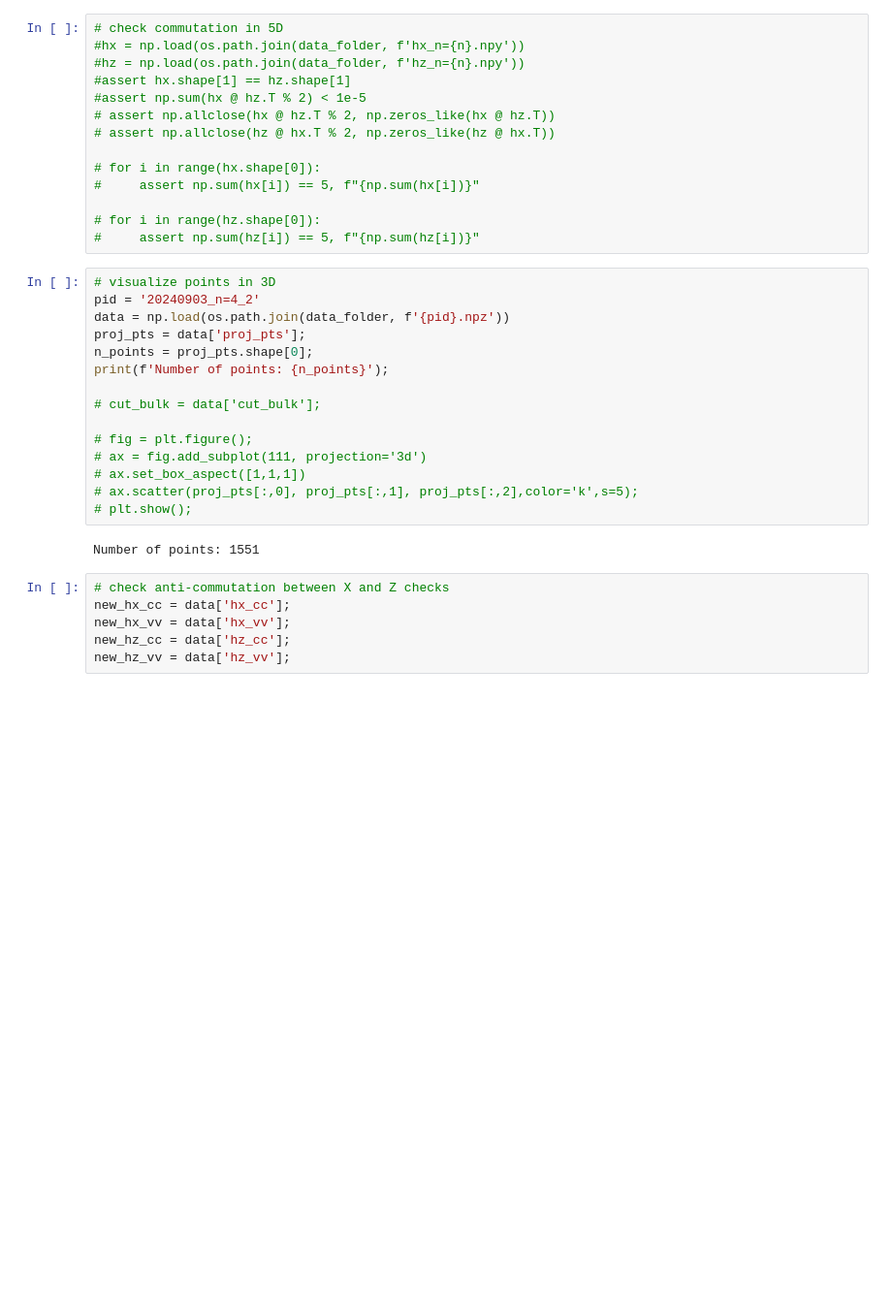
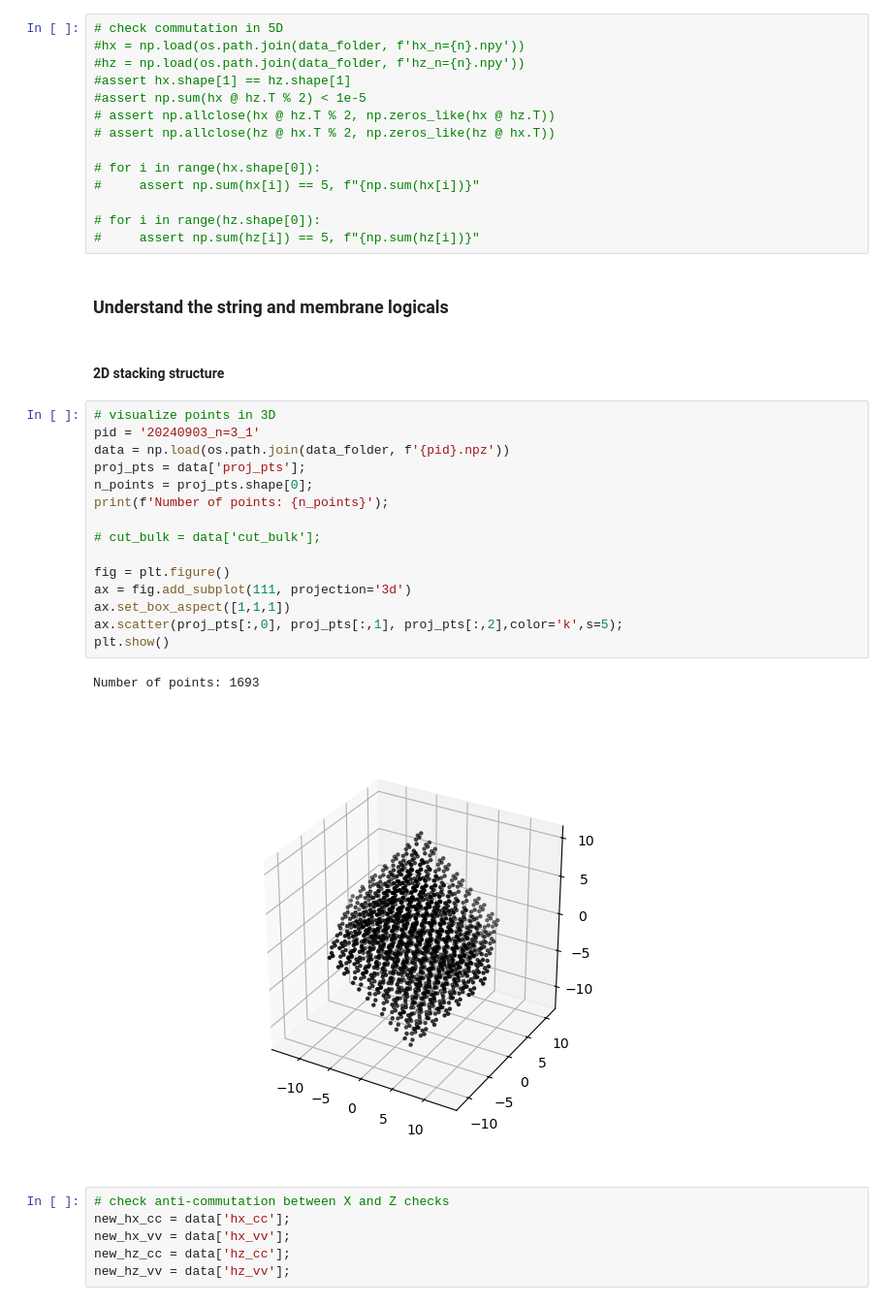
Before and after one commit to Rosetta-Tan/aperiodic-codes, a Jupyter notebook: scripts/visualize_commutation_3d.ipynb, the cells around one changed output. Shown at 97% size. Saved outputs shown, nothing was run; the diff lists cells and outputs as text; blank space fills up the shorter version.

```diff
--- a/scripts/visualize_commutation_3d.ipynb
+++ b/scripts/visualize_commutation_3d.ipynb
@@ -27,23 +31,28 @@ n = 3
 
 # for i in range(hz.shape[0]):
 #     assert np.sum(hz[i]) == 5, f"{np.sum(hz[i])}"
+# %% [markdown]
+### Understand the string and membrane logicals
+# %% [markdown]
+#### 2D stacking structure
 # %%
 # visualize points in 3D
-pid = '20240903_n=4_2'
+pid = '20240903_n=3_1'
 data = np.load(os.path.join(data_folder, f'{pid}.npz'))
 proj_pts = data['proj_pts'];
 n_points = proj_pts.shape[0];
 print(f'Number of points: {n_points}');
 
 # cut_bulk = data['cut_bulk'];
 
-# fig = plt.figure();
-# ax = fig.add_subplot(111, projection='3d')
-# ax.set_box_aspect([1,1,1])
-# ax.scatter(proj_pts[:,0], proj_pts[:,1], proj_pts[:,2],color='k',s=5);
-# plt.show();
+fig = plt.figure()
+ax = fig.add_subplot(111, projection='3d')
+ax.set_box_aspect([1,1,1])
+ax.scatter(proj_pts[:,0], proj_pts[:,1], proj_pts[:,2],color='k',s=5);
+plt.show()
 # %% [output]
-Number of points: 1551
+Number of points: 1693
+[figure, added]
 # %%
 # check anti-commutation between X and Z checks
 new_hx_cc = data['hx_cc'];
```
Also changed, not shown: parts of 38 cells of this notebook, 4 other files.
